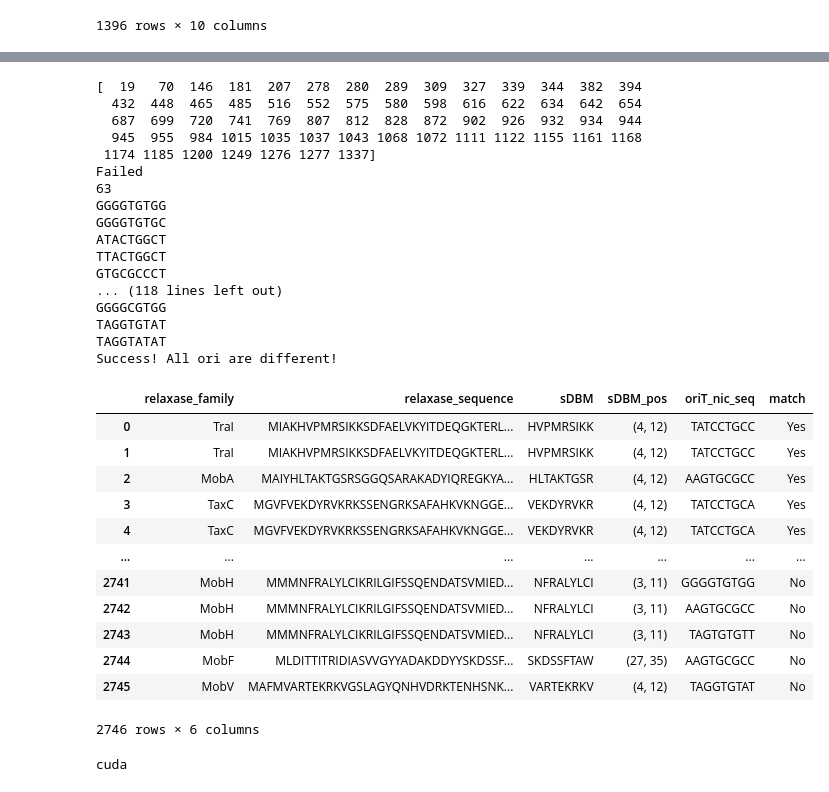
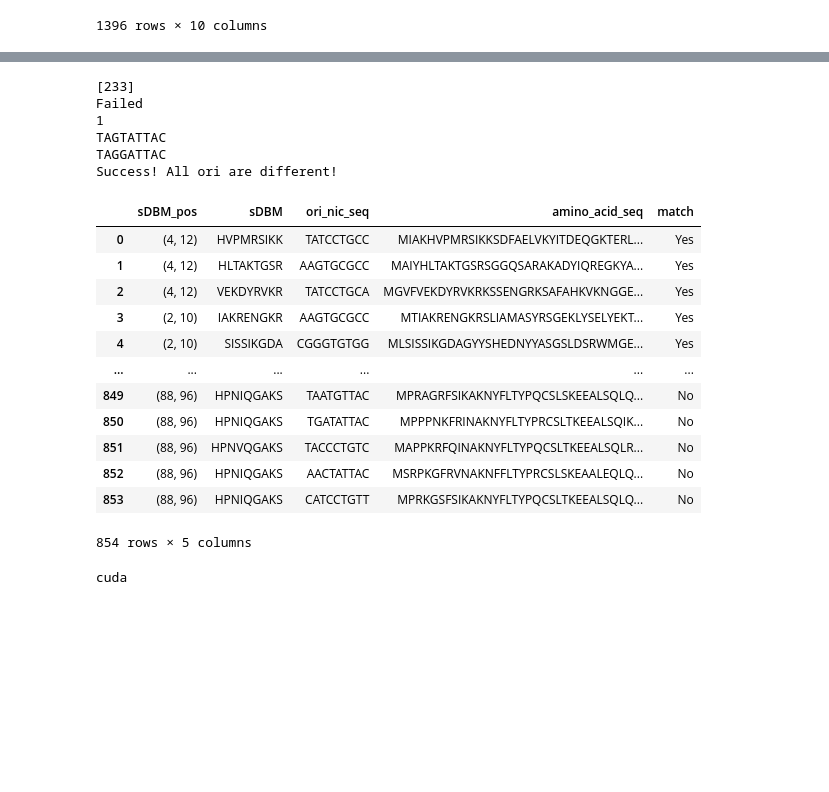
Before and after one commit to Nisanga-P/huh-dna-specificity, a Jupyter notebook: notebooks/classifer.ipynb, the cells around one changed output, grey strips where cells are left out. Saved outputs shown, nothing was run; the diff lists cells and outputs as text; code cells hidden in the pictures; blank space fills up the shorter version.

```diff
--- a/notebooks/classifer.ipynb
+++ b/notebooks/classifer.ipynb
@@ -44,0 +49,14 @@ df
+# %%
+# New run - Combine Rep and relaxase
+
+df_new_relaxase = pd.read_csv("../data/processed/unique_relaxase_oriT_dataset.csv")
+
+df_new_rep = pd.read_csv("../data/processed/unique_rep_oriR_dataset.csv")
+
+
+df_new_rep.rename(columns={"sDBM_pos": "sDBM_pos", "sDBM": "sDBM", "ori_seq": "ori_nic_seq", "rep_amino_acid_seq": "amino_acid_seq"}, inplace=True)
+df_new_relaxase.rename(columns={"sDBM_pos": "sDBM_pos", "sDBM": "sDBM", "oriT_nic_seq": "ori_nic_seq", "relaxase_sequence": "amino_acid_seq"}, inplace=True)
+
+df = pd.concat([df_new_relaxase, df_new_rep], ignore_index=True)
+
+df
@@ -45,20 +77,20 @@ df
 # %%
 negative_df = df.copy()
 
-def shuffle_until_no_match(max_attempts=30000):
+def shuffle_until_no_match(max_attempts=10000):
 
     minMatches = np.inf
     best_shuffle = None
     best_shuffle_same_ori_rows = None
 
     for _ in range(max_attempts):
-        negative_df['oriT_nic_seq'] = np.random.permutation(negative_df['oriT_nic_seq'])
+        negative_df['ori_nic_seq'] = np.random.permutation(negative_df['ori_nic_seq'])
 
-        boolarr = negative_df['oriT_nic_seq'].values == df['oriT_nic_seq'].values
+        boolarr = negative_df['ori_nic_seq'].values == df['ori_nic_seq'].values
 
         if not np.any(boolarr):
             print("Perfect shuffle")
-            return
+            return negative_df.copy(), None, None
 
         if boolarr.sum() < minMatches:
             minMatches = boolarr.sum()
@@ -87,7 +119,7 @@ def mutate_ori_dataset(df, rows):
     for row in rows:
         row = int(row)
 
-        same_ori = df.iloc[row]['oriT_nic_seq']
+        same_ori = df.iloc[row]['ori_nic_seq']
 
         random_pos = random.randint(0, len(same_ori) - 1)
 
@@ -98,63 +130,53 @@ def mutate_ori_dataset(df, rows):
 
         mutated_ori = (
             same_ori[:random_pos]
             + random_base
             + same_ori[random_pos + 1:]
         )
 
         mutated_ori = same_ori[:random_pos] + random_base + same_ori[random_pos + 1:]
         print(same_ori)
         print(mutated_ori)
 
-        df.iloc[row, df.columns.get_loc('oriT_nic_seq')] = mutated_ori
+        df.iloc[row, df.columns.get_loc('ori_nic_seq')] = mutated_ori
+
 
 mutate_ori_dataset(best_negative_df,indices)
 
 
-if(np.any(best_negative_df['oriT_nic_seq'].values == df['oriT_nic_seq'].values)):
+if(np.any(best_negative_df['ori_nic_seq'].values == df['ori_nic_seq'].values)):
     print("Negative dataset has contradictions")
 else:
     print("Success! All ori are different!")
 
 
 df['match'] = "Yes"
 best_negative_df['match'] = "No"
 
 
 final_df = pd.concat([df, best_negative_df], ignore_index=True)
 
 final_df
 # %% [output]
-[  19   70  146  181  207  278  280  289  309  327  339  344  382  394
-  432  448  465  485  516  552  575  580  598  616  622  634  642  654
-  687  699  720  741  769  807  812  828  872  902  926  932  934  944
-  945  955  984 1015 1035 1037 1043 1068 1072 1111 1122 1155 1161 1168
- 1174 1185 1200 1249 1276 1277 1337]
+[233]
 Failed
-63
-GGGGTGTGG
-GGGGTGTGC
-ATACTGGCT
-TTACTGGCT
-GTGCGCCCT
-... (118 lines left out)
-GGGGCGTGG
-TAGGTGTAT
-TAGGTATAT
+1
+TAGTATTAC
+TAGGATTAC
 Success! All ori are different!
-|  | relaxase_family | relaxase_sequence | sDBM | sDBM_pos | oriT_nic_seq | match |
-| 0 | TraI | MIAKHVPMRSIKKSDFAELVKYITDEQGKTERL... | HVPMRSIKK | (4, 12) | TATCCTGCC | Yes |
-| 1 | TraI | MIAKHVPMRSIKKSDFAELVKYITDEQGKTERL... | HVPMRSIKK | (4, 12) | TATCCTGCC | Yes |
-| 2 | MobA | MAIYHLTAKTGSRSGGQSARAKADYIQREGKYA... | HLTAKTGSR | (4, 12) | AAGTGCGCC | Yes |
-| 3 | TaxC | MGVFVEKDYRVKRKSSENGRKSAFAHKVKNGGE... | VEKDYRVKR | (4, 12) | TATCCTGCA | Yes |
-| 4 | TaxC | MGVFVEKDYRVKRKSSENGRKSAFAHKVKNGGE... | VEKDYRVKR | (4, 12) | TATCCTGCA | Yes |
-| ... | ... | ... | ... | ... | ... | ... |
-| 2741 | MobH | MMMNFRALYLCIKRILGIFSSQENDATSVMIED... | NFRALYLCI | (3, 11) | GGGGTGTGG | No |
-| 2742 | MobH | MMMNFRALYLCIKRILGIFSSQENDATSVMIED... | NFRALYLCI | (3, 11) | AAGTGCGCC | No |
-| 2743 | MobH | MMMNFRALYLCIKRILGIFSSQENDATSVMIED... | NFRALYLCI | (3, 11) | TAGTGTGTT | No |
-| 2744 | MobF | MLDITTITRIDIASVVGYYADAKDDYYSKDSSF... | SKDSSFTAW | (27, 35) | AAGTGCGCC | No |
-| 2745 | MobV | MAFMVARTEKRKVGSLAGYQNHVDRKTENHSNK... | VARTEKRKV | (4, 12) | TAGGTGTAT | No |
+|  | sDBM_pos | sDBM | ori_nic_seq | amino_acid_seq | match |
+| 0 | (4, 12) | HVPMRSIKK | TATCCTGCC | MIAKHVPMRSIKKSDFAELVKYITDEQGKTERL... | Yes |
+| 1 | (4, 12) | HLTAKTGSR | AAGTGCGCC | MAIYHLTAKTGSRSGGQSARAKADYIQREGKYA... | Yes |
+| 2 | (4, 12) | VEKDYRVKR | TATCCTGCA | MGVFVEKDYRVKRKSSENGRKSAFAHKVKNGGE... | Yes |
+| 3 | (2, 10) | IAKRENGKR | AAGTGCGCC | MTIAKRENGKRSLIAMASYRSGEKLYSELYEKT... | Yes |
+| 4 | (2, 10) | SISSIKGDA | CGGGTGTGG | MLSISSIKGDAGYYSHEDNYYASGSLDSRWMGE... | Yes |
+| ... | ... | ... | ... | ... | ... |
+| 849 | (88, 96) | HPNIQGAKS | TAATGTTAC | MPRAGRFSIKAKNYFLTYPQCSLSKEEALSQLQ... | No |
+| 850 | (88, 96) | HPNIQGAKS | TGATATTAC | MPPPNKFRINAKNYFLTYPRCSLTKEEALSQIK... | No |
+| 851 | (88, 96) | HPNVQGAKS | TACCCTGTC | MAPPKRFQINAKNYFLTYPQCSLTKEEALSQLR... | No |
+| 852 | (88, 96) | HPNIQGAKS | AACTATTAC | MSRPKGFRVNAKNFFLTYPRCSLSKEAALEQLQ... | No |
+| 853 | (88, 96) | HPNIQGAKS | CATCCTGTT | MPRKGSFSIKAKNYFLTYPQCSLTKEEALSQLQ... | No |
-2746 rows × 6 columns
+854 rows × 5 columns
 # %%
 from esm.models.esmc import EsmcForMaskedLM, EsmcTokenizer
 import torch.nn.functional as F
```
Also changed, not shown: parts of 26 cells of this notebook, 39 other files.
